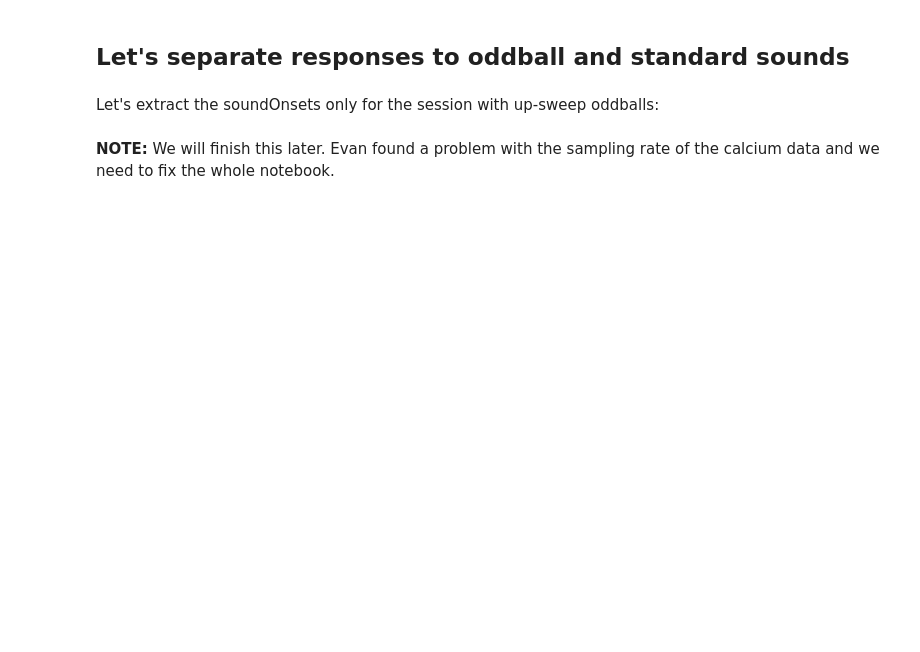
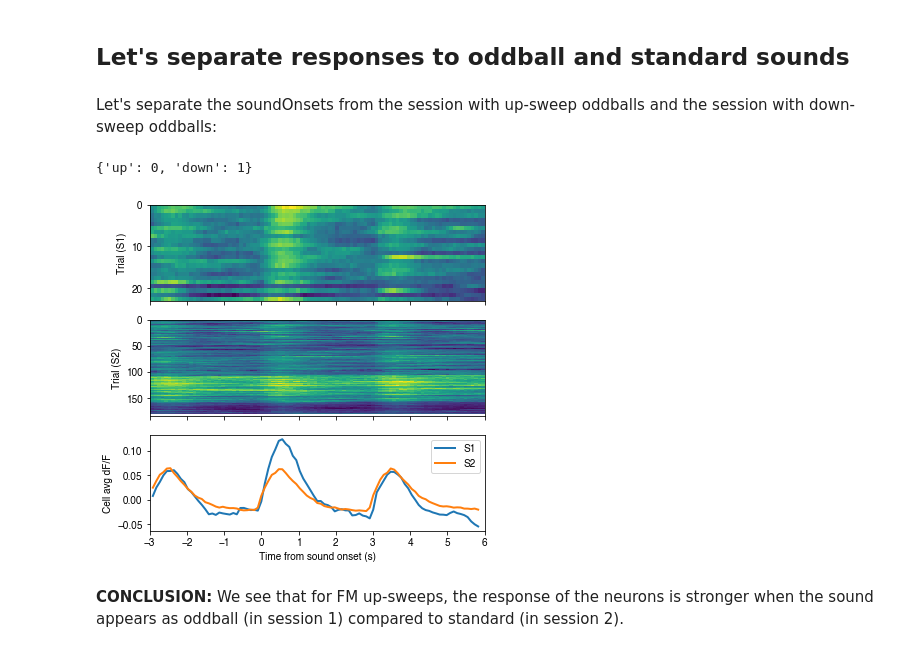
Before and after one commit to sjara/uobrainflex_reports, a Jupyter notebook: mesoscope/oddball_fm_sound_evoked_responses.ipynb, the cells around one changed output. Drawn from its saved outputs; the diff is of its cells as text; code cells hidden in the pictures; blank space fills up the shorter version.

Commit message:
Added code to compare oddball vs standard.

```diff
--- a/mesoscope/oddball_fm_sound_evoked_responses.ipynb
+++ b/mesoscope/oddball_fm_sound_evoked_responses.ipynb
@@ -168,4 +135,4 @@ for indn, neuronInd in enumerate(neuronsToPlot):
 # %% [markdown]
 ## Let's separate responses to oddball and standard sounds
 # %% [markdown]
-Let's extract the soundOnsets only for the session with up-sweep oddballs:
+Let's separate the soundOnsets from the session with up-sweep oddballs and the session with down-sweep oddballs:
@@ -179,2 +139,37 @@ downOnset = soundOnsetSubset[sweepDirectionSubset==sweepDirectionLabels['down']]
-# %% [markdown]
-**NOTE:** We will finish this later. Evan found a problem with the sampling rate of the calcium data and we need to fix the whole notebook.
+# %%
+# The session transition is at sample where time between stimuli is largest
+lastSampleFirstHalf = np.argmax(np.diff(soundOnset))
+indsS1 = range(0,lastSampleFirstHalf+1)  # Indexes first session
+indsS2 = range(lastSampleFirstHalf+1,len(soundOnset))
+# %%
+sweepDirectionLabels
+# %% [output]
+{'up': 0, 'down': 1}
+# %%
+upOnsetS1 = soundOnset[indsS1][sweepDirection[indsS1]==sweepDirectionLabels['up']]
+upOnsetS2 = soundOnset[indsS2][sweepDirection[indsS2]==sweepDirectionLabels['up']]
+downOnsetS1 = soundOnset[indsS1][sweepDirection[indsS1]==sweepDirectionLabels['down']]
+downOnsetS2 = soundOnset[indsS2][sweepDirection[indsS2]==sweepDirectionLabels['down']]
+
+lockedSignalUpS1, timeVec = lock_to_event(meandFF, srate2p, upOnsetS1, timeRange)
+lockedSignalUpS2, timeVec = lock_to_event(meandFF, srate2p, upOnsetS2, timeRange)
+lockedSignalDownS1, timeVec = lock_to_event(meandFF, srate2p, downOnsetS1, timeRange)
+lockedSignalDownS2, timeVec = lock_to_event(meandFF, srate2p, downOnsetS2, timeRange)
+# %%
+plt.figure(figsize=(6,6))
+for inds, lockedSignal in enumerate([lockedSignalUpS1, lockedSignalUpS2]):
+    ax0 = plt.subplot(3, 1, inds+1)
+    plt.imshow(lockedSignal, interpolation='nearest',
+               extent=[*timeRange, lockedSignal.shape[0], 0])
+    plt.ylabel(f'Trial (S{inds+1})')
+    plt.setp(ax0.get_xticklabels(), visible=False)
+ax1 = plt.subplot(3, 1, 3, sharex=ax0)
+plt.plot(timeVec, np.nanmean(lockedSignalUpS1, axis=0), lw=2)
+plt.plot(timeVec, np.nanmean(lockedSignalUpS2, axis=0), lw=2)
+plt.legend(['S1', 'S2'])
+plt.xlabel('Time from sound onset (s)')
+plt.ylabel('Cell avg dF/F');
+# %% [output]
+[figure, added]
+# %% [markdown]
+**CONCLUSION:** We see that for FM up-sweeps, the response of the neurons is stronger when the sound appears as oddball (in session 1) compared to standard (in session 2).
```
Also changed, not shown: parts of 14 cells of this notebook.
